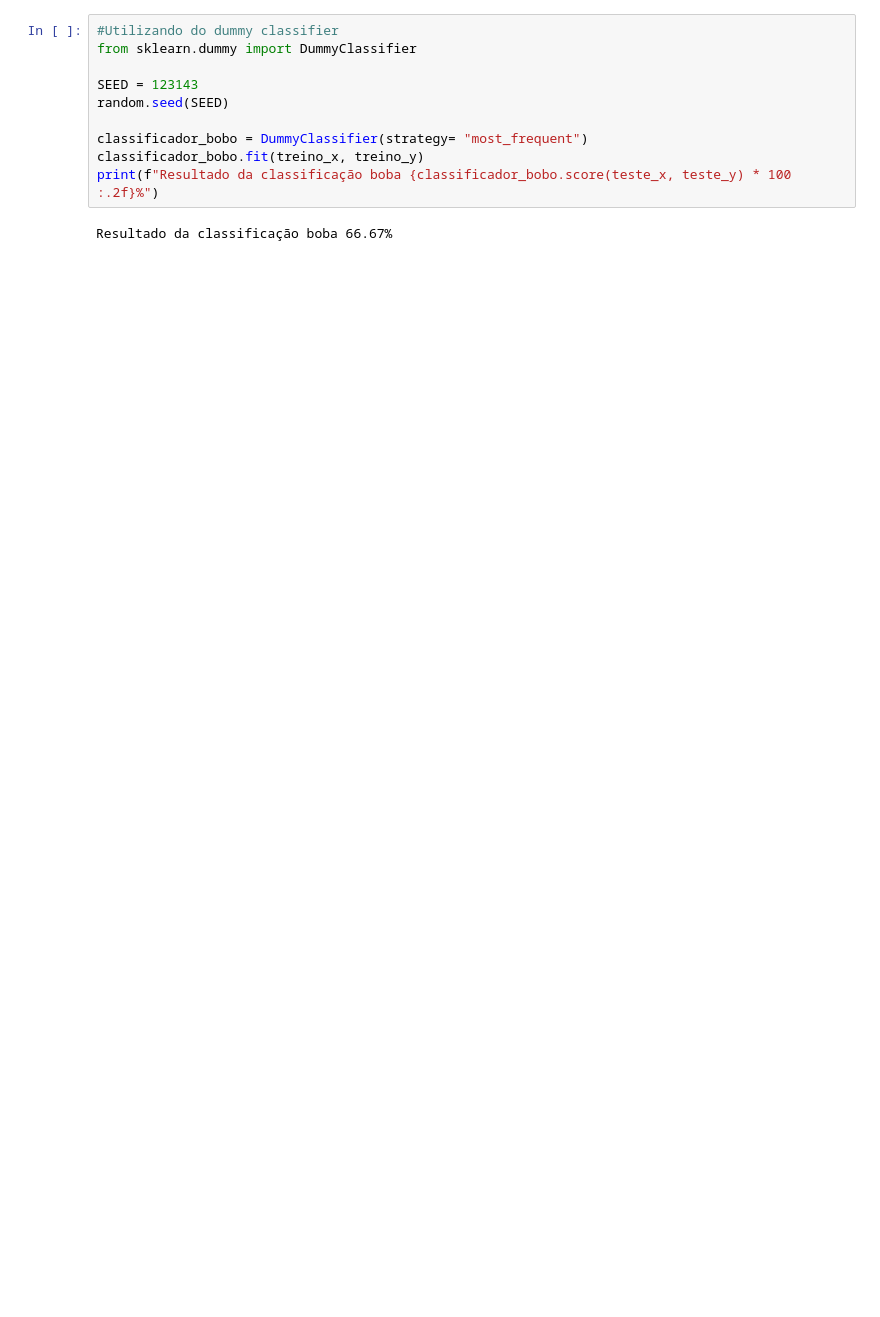
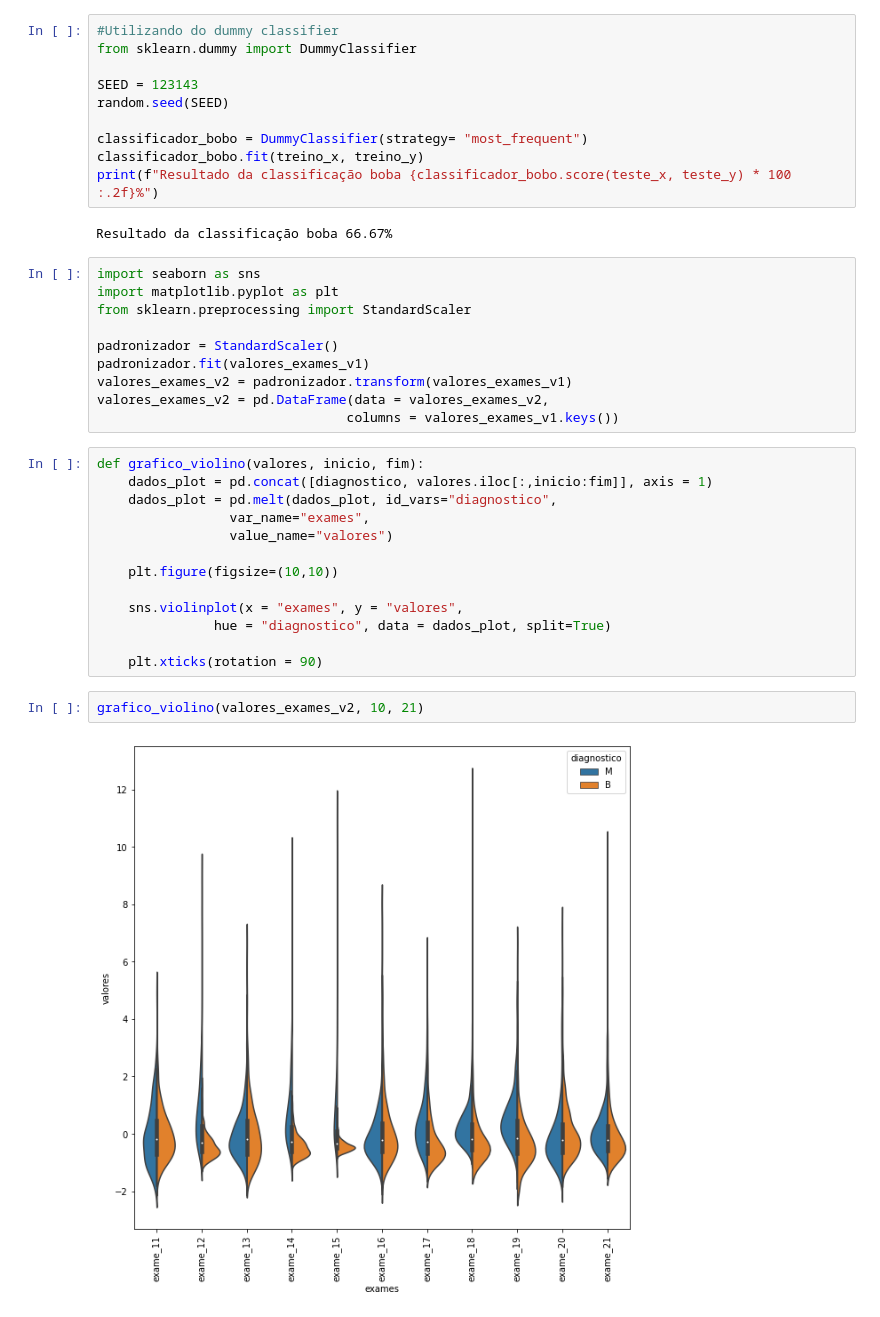
Before and after one commit to gustavocastrow/alura-machine-learning, a Jupyter notebook: machine-learning-lidando-com-dados-de-muitas-dimensões/alura_care.ipynb, the cells around one changed output. Saved outputs shown, nothing was run; the diff lists cells and outputs as text; blank space fills up the shorter version.

```diff
--- a/machine-learning-lidando-com-dados-de-muitas-dimensões/alura_care.ipynb
+++ b/machine-learning-lidando-com-dados-de-muitas-dimensões/alura_care.ipynb
@@ -70,3 +124,30 @@ classificador_bobo.fit(treino_x, treino_y)
 print(f"Resultado da classificação boba {classificador_bobo.score(teste_x, teste_y) * 100 :.2f}%")
 # %% [output]
 Resultado da classificação boba 66.67%
+# %%
+import seaborn as sns
+import matplotlib.pyplot as plt
+from sklearn.preprocessing import StandardScaler
+
+padronizador = StandardScaler()
+padronizador.fit(valores_exames_v1)
+valores_exames_v2 = padronizador.transform(valores_exames_v1)
+valores_exames_v2 = pd.DataFrame(data = valores_exames_v2,
+                                columns = valores_exames_v1.keys())
+# %%
+def grafico_violino(valores, inicio, fim):
+    dados_plot = pd.concat([diagnostico, valores.iloc[:,inicio:fim]], axis = 1)
+    dados_plot = pd.melt(dados_plot, id_vars="diagnostico",
+                 var_name="exames",
+                 value_name="valores")
+
+    plt.figure(figsize=(10,10))
+
+    sns.violinplot(x = "exames", y = "valores",
+               hue = "diagnostico", data = dados_plot, split=True)
+
+    plt.xticks(rotation = 90)
+# %%
+grafico_violino(valores_exames_v2, 10, 21)
+# %% [output]
+[figure, added]
```
Also changed, not shown: parts of 11 cells of this notebook, 1 other file.
